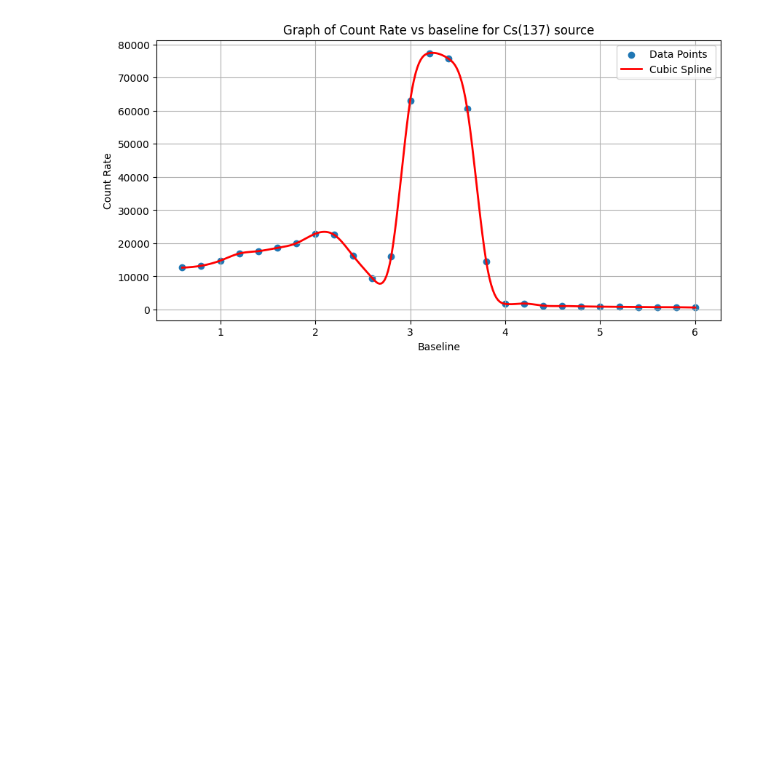
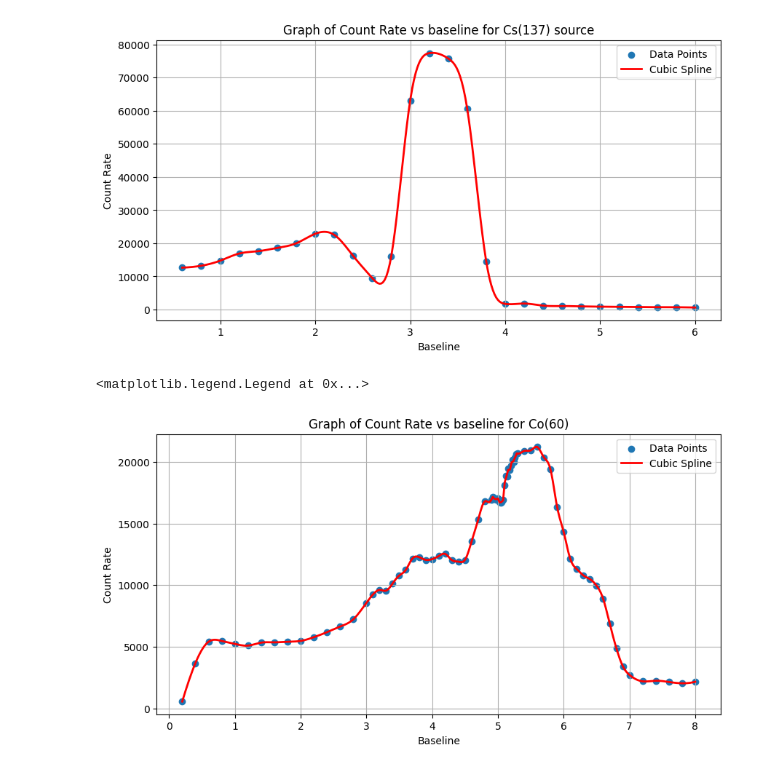
Before and after one commit to di-zz389/gamma-ray-spectroscopy, a Jupyter notebook: observations/graphs.ipynb, the cells around one changed output. Drawn from its saved outputs; the diff is of its cells as text; code cells hidden in the pictures; blank space fills up the shorter version.

Commit message:
added observations for Co and Comparision graph

```diff
--- a/observations/graphs.ipynb
+++ b/observations/graphs.ipynb
@@ -48,4 +48,27 @@ plt.legend()
 # %% [output]
 <matplotlib.legend.Legend at 0x...>
 [figure]
+# %%
+import matplotlib.pyplot as plt
+import numpy as np
+from scipy.interpolate import CubicSpline
+
+count_rate = [556, 3667, 5404, 5471, 5231, 5093, 5335, 5358, 5408, 5473, 5774, 6181, 6638, 7221, 8564, 9245, 9615, 9556, 10139, 10781, 11233, 12166, 12275, 12054, 12112, 12358, 12535, 12029, 11907, 12051, 13549, 15310, 16811, 16938, 17160, 17006, 17069, 16946, 17036, 16778, 16685, 16765, 16932, 18098, 18891, 18841, 19437, 19365, 19708, 20170, 20025, 20337, 20663, 20679 , 20898, 20938, 21214, 20367, 19393, 16354, 14326, 12127, 11302, 10785, 10487, 9965, 8906, 6880, 4902, 3413, 2720, 2197, 2244, 2142, 2038, 2160]
+baseline = [0.2, 0.4, 0.6, 0.8, 1.0, 1.2, 1.4, 1.6, 1.8, 2.0, 2.2, 2.4, 2.6, 2.8, 3.0, 3.1, 3.2, 3.3, 3.4, 3.5, 3.6, 3.7, 3.8, 3.9, 4.0, 4.1, 4.2, 4.3, 4.4, 4.5, 4.6, 4.7, 4.8, 4.9, 4.92, 4.94, 4.96, 4.98 , 5.0, 5.02, 5.04, 5.06, 5.08, 5.1, 5.12, 5.14, 5.16, 5.18, 5.2, 5.22, 5.24, 5.26, 5.28, 5.3, 5.4, 5.5, 5.6, 5.7, 5.8, 5.9, 6.0, 6.1, 6.2, 6.3, 6.4, 6.5, 6.6, 6.7, 6.8, 6.9, 7.0, 7.2, 7.4, 7.6, 7.8, 8.0]
+plt.figure(figsize=(10, 5))
+plt.scatter(baseline, count_rate, label='Data Points')
+
+cs = CubicSpline(baseline, count_rate)
+baseline_smooth = np.linspace(min(baseline), max(baseline), 300)
+plt.plot(baseline_smooth, cs(baseline_smooth), 'r-', label='Cubic Spline', linewidth=2)
+
+
+plt.title(f'Graph of Count Rate vs baseline for Co(60)')
+plt.xlabel('Baseline')
+plt.ylabel('Count Rate')
+plt.grid(True)
+plt.legend()
+# %% [output]
+<matplotlib.legend.Legend at 0x...>
+[figure, added]
 # %%
```
Also changed, not shown: parts of 2 cells of this notebook, 7 other files.
